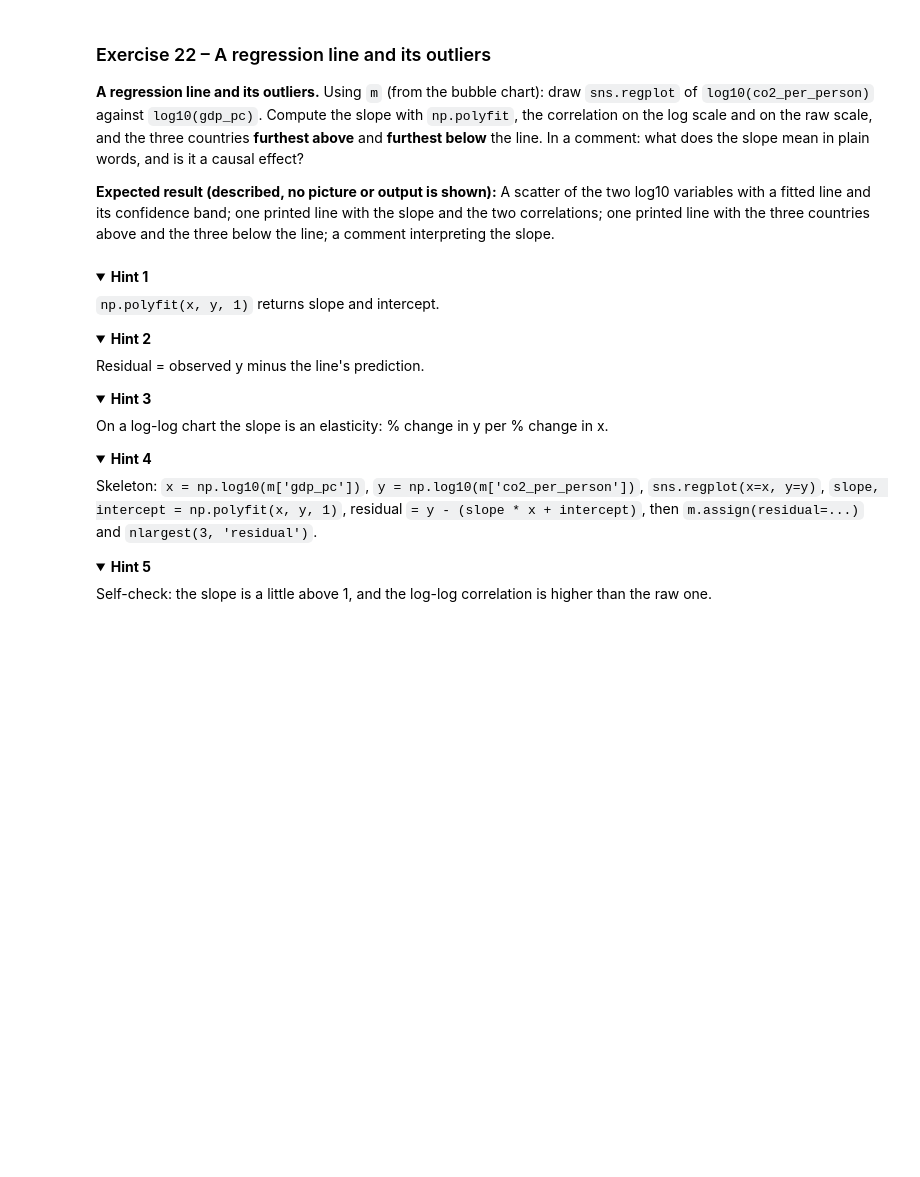
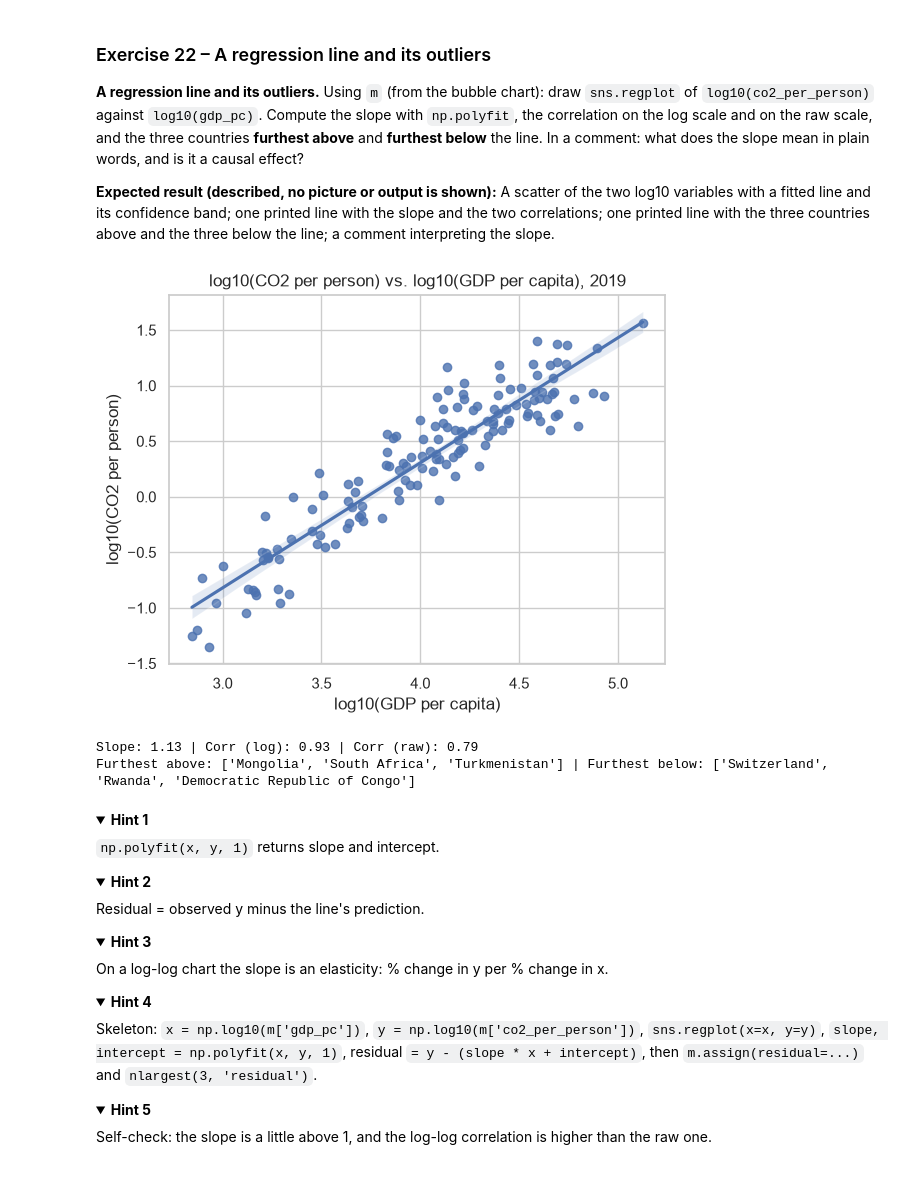
Before and after one commit to OrangeBoop/Lab02, a Jupyter notebook: Lab3/Lab3-Persky Idan 215548512 , Golan Amir 216264333.ipynb, the cells around one changed output. Drawn from its saved outputs; the diff is of its cells as text; code cells hidden in the pictures; folded sections open; blank space fills up the shorter version.

```diff
--- a/Lab3/Lab3-Persky Idan 215548512 , Golan Amir 216264333.ipynb
+++ b/Lab3/Lab3-Persky Idan 215548512 , Golan Amir 216264333.ipynb
@@ -1203,7 +1244,33 @@ In a comment: what does the slope mean in plain words, and is it a causal effect
 
 **Expected result (described, no picture or output is shown):** A scatter of the two log10 variables with a fitted line and its confidence band; one printed line with the slope and the two correlations; one printed line with the three countries above and the three below the line; a comment interpreting the slope.
 # %%
-# Write your code here
+# Applying log10
+x_ = np.log10(m["gdp_pc"])
+y_ = np.log10(m["co2_per_person"])
+
+# Plotting
+sns.regplot(x=x_, y=y_)
+plt.xlabel("log10(GDP per capita)")
+plt.ylabel("log10(CO2 per person)")
+plt.title("log10(CO2 per person) vs. log10(GDP per capita), 2019")
+plt.show()
+
+# Unpack slope and intercept values
+slope, intercept = np.polyfit(x_, y_, 1)
+corr_log = x_.corr(y_)
+corr_raw = m["gdp_pc"].corr(m["co2_per_person"])
+print(f"Slope: {slope:.2f} | Corr (log): {corr_log:.2f} | Corr (raw): {corr_raw:.2f}")
+
+
+# Residuals = observed y - predicted y
+m_res = m.assign(residual=y_ - (slope * x_ + intercept))
+above3 = m_res.nlargest(3, "residual")["nation"].tolist()
+below3 = m_res.nsmallest(3, "residual")["nation"].tolist()
+print(f"Furthest above: {above3} | Furthest below: {below3}")
+# %% [output]
+[figure, added]
+Slope: 1.13 | Corr (log): 0.93 | Corr (raw): 0.79
+Furthest above: ['Mongolia', 'South Africa', 'Turkmenistan'] | Furthest below: ['Switzerland', 'Rwanda', 'Democratic Republic of Congo']
 # %% [markdown]
 <details><summary><b>Hint 1</b></summary>
 
```
Also changed, not shown: parts of 3 cells of this notebook.
